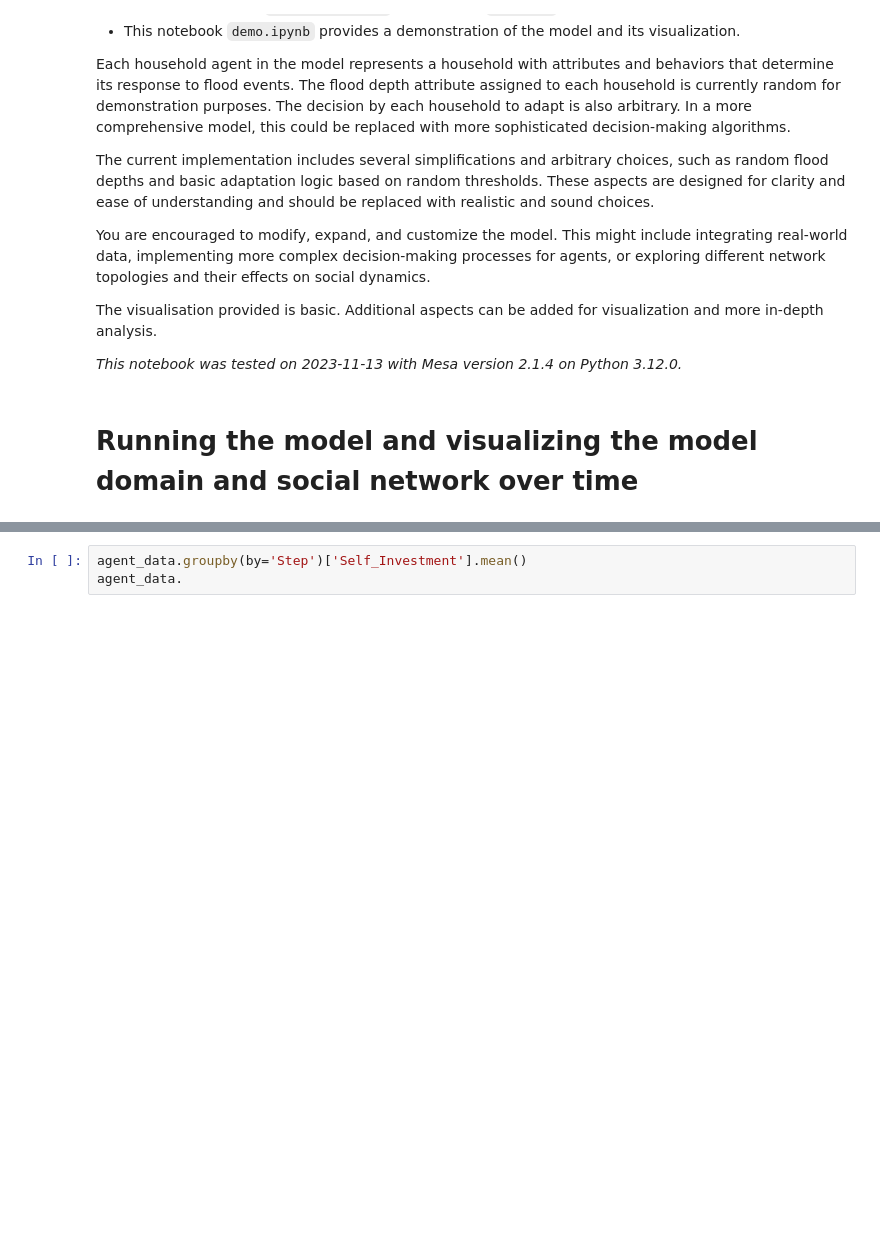
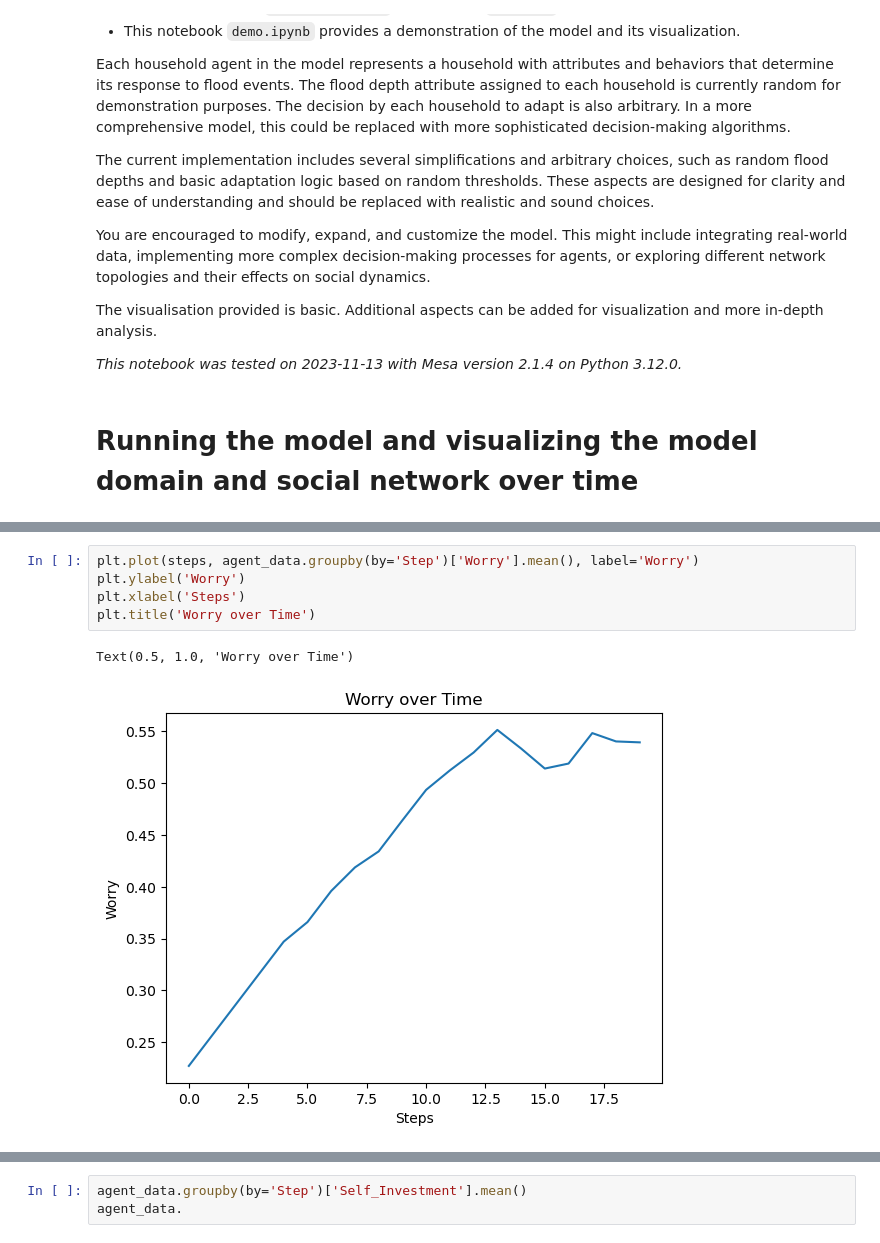
Before and after one commit to thomaslautenb/ABM, a Jupyter notebook: base_model_group1/base_model_mesa/model/demo.ipynb, the cells around one changed output, grey strips where cells are left out. Drawn from its saved outputs; the diff is of its cells as text; blank space fills up the shorter version.

```diff
--- a/base_model_group1/base_model_mesa/model/demo.ipynb
+++ b/base_model_group1/base_model_mesa/model/demo.ipynb
@@ -107,0 +120,8 @@ agent_data
+# %%
+plt.plot(steps, agent_data.groupby(by='Step')['Worry'].mean(), label='Worry')
+plt.ylabel('Worry')
+plt.xlabel('Steps')
+plt.title('Worry over Time')
+# %% [output]
+Text(0.5, 1.0, 'Worry over Time')
+[figure, added]
```
Also changed, not shown: parts of 15 cells of this notebook.
